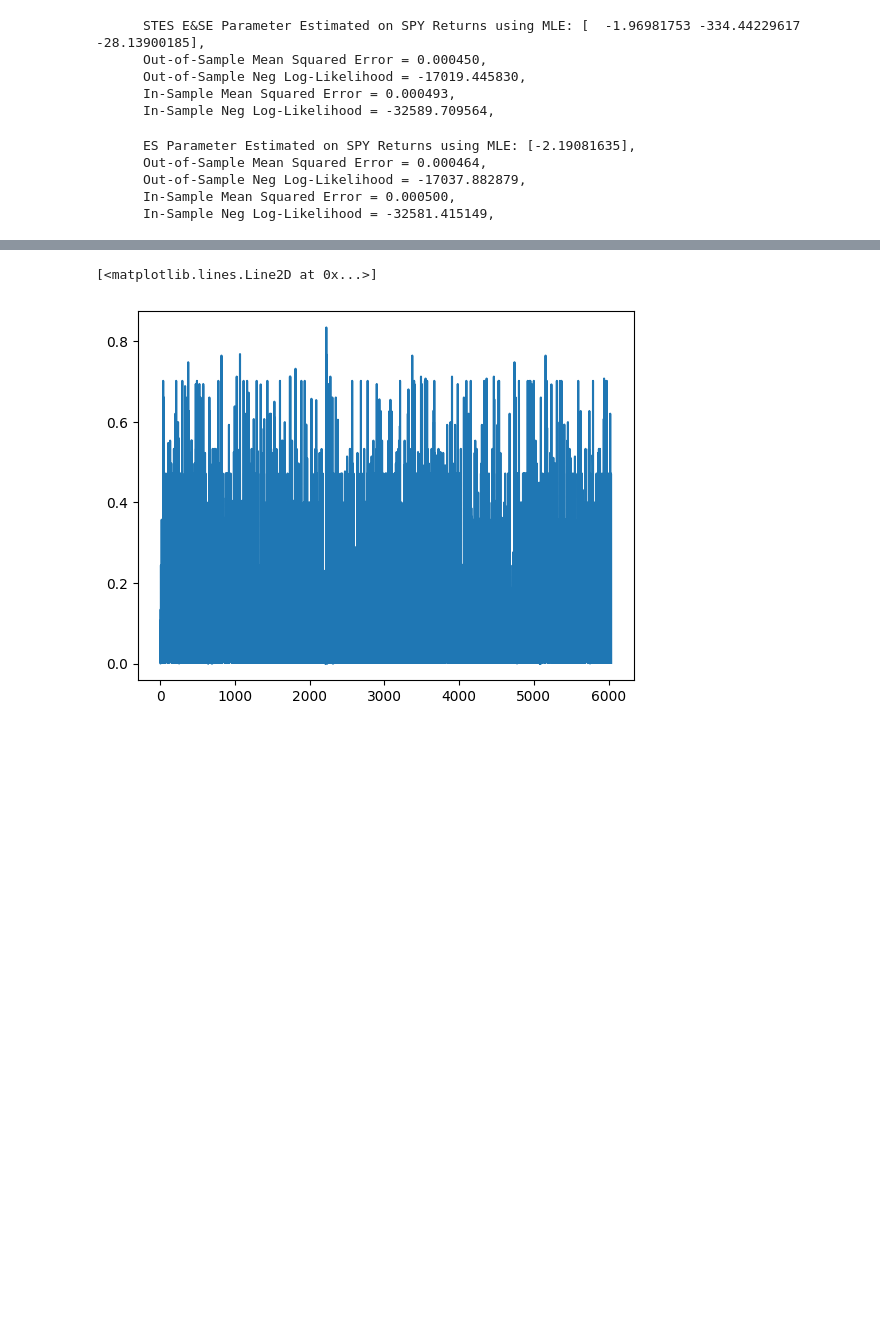
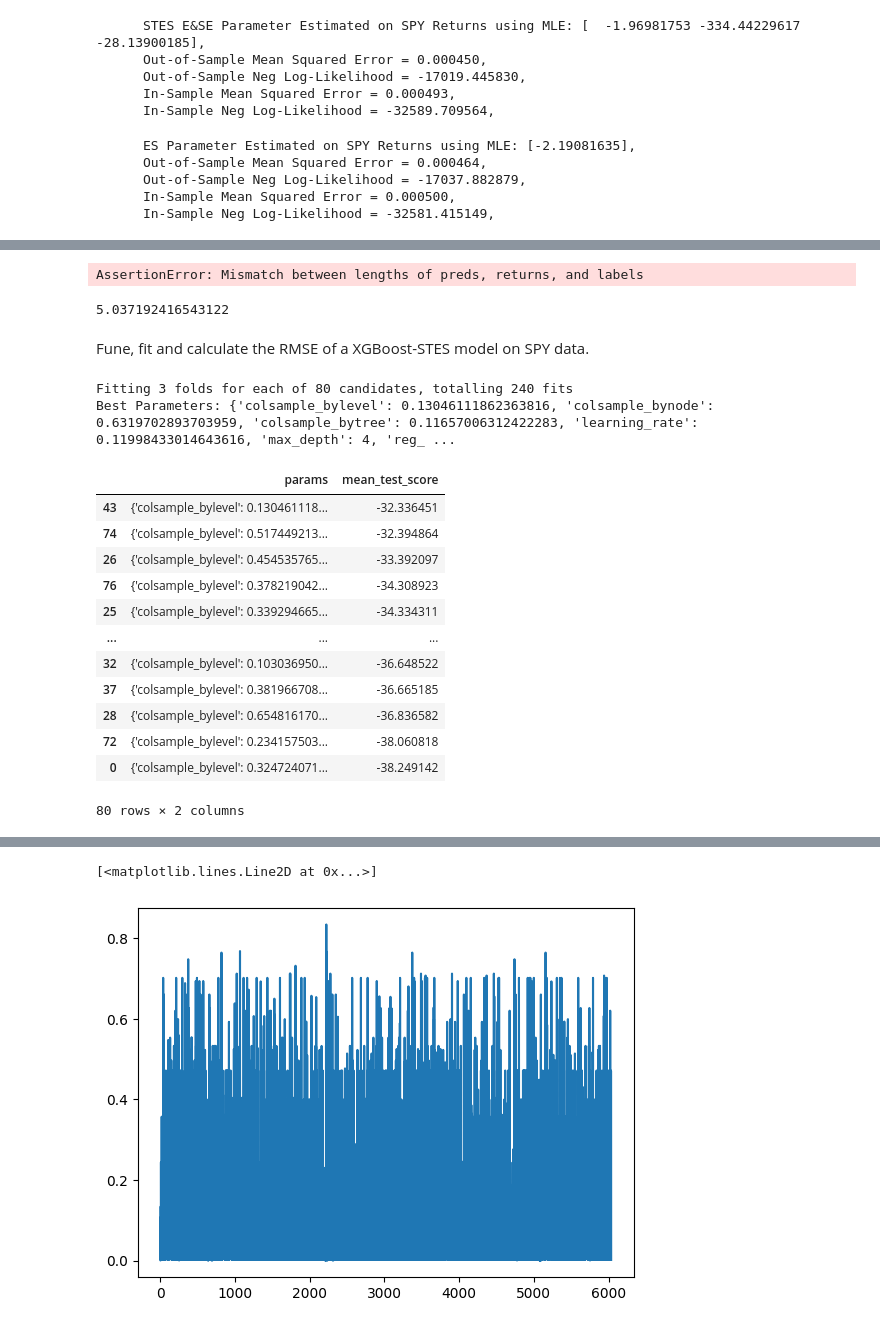
Before and after one commit to steveya/volatility-forecast, a Jupyter notebook: notebook/random_forest_ewma.ipynb, the cells around one changed output, grey strips where cells are left out. Drawn from its saved outputs; the diff is of its cells as text; code cells hidden in the pictures; blank space fills up the shorter version.

```diff
--- a/notebook/random_forest_ewma.ipynb
+++ b/notebook/random_forest_ewma.ipynb
@@ -567,0 +538,26 @@ array([-2.1304412, -3.6255996, -5.6719337, ..., -6.2800193, -6.2800193,
+# %%
+xgb_stes_spy_model_untuned = XGBoostExponentialSmoothing(
+    **xgb_params)
+xgb_stes_spy_model_untuned.fit(X_train, y_train)
+xgb_stes_spy_model_untuned_pred = xgb_stes_spy_model_untuned.forecast_variance(
+    spy_feature_matrix
+)[4000:]
+os_xgb_stes_spy_untuned_rmse = np.sqrt(
+    np.mean(
+        (xgb_stes_spy_model_untuned_pred - y_test.to_numpy())**2
+    )
+)
+print(os_xgb_stes_spy_untuned_rmse)
+# %% [output]
+AssertionError: Mismatch between lengths of preds, returns, and labels
+# %%
+xgb_params = {
+    'max_depth': 3,            # Maximum depth of the tree
+    'learning_rate': 0.1,      # Learning rate
+    'num_boost_round': 100,    # Number of boosting rounds
+    'colsample_bytree': 0.8,   # Column subsampling at tree level
+    'colsample_bylevel': 0.8,  # Column subsampling at level level
+    'colsample_bynode': 0.8,   # Column subsampling at node level
+    'reg_lambda': 1.0,         # L2 regularization
+    'random_state': 42,        # Seed for reproducibility
+}
@@ -567,0 +629,42 @@ array([-2.1304412, -3.6255996, -5.6719337, ..., -6.2800193, -6.2800193,
+# %%
+xgb_stes_spy_model_untuned = XGBoostExponentialSmoothing(
+    **(xgb_params | {'reg_lambda': 3}))
+xgb_stes_spy_model_untuned.fit(X_train, y_train)
+xgb_stes_spy_model_untuned_pred = xgb_stes_spy_model_untuned.forecast_variance(
+    spy_feature_matrix
+)[4000:]
+os_xgb_stes_spy_untuned_rmse = np.sqrt(
+    np.mean(
+        (xgb_stes_spy_model_untuned_pred - y_test.to_numpy())**2
+    )
+)
+print(os_xgb_stes_spy_untuned_rmse)
+# %% [output]
+5.037192416543122
+# %% [markdown]
+Fune, fit and calculate the RMSE of a XGBoost-STES model on SPY data.
+# %%
+# Perform hyperparameter tuning
+xgb_stes_spy_tuner = tune_xgboost_model(X_train, y_train)
+xgb_stes_spy_best_params = xgb_stes_spy_tuner.best_params_
+
+print("Best Parameters:", xgb_stes_spy_best_params)
+# %% [output]
+Fitting 3 folds for each of 80 candidates, totalling 240 fits
+Best Parameters: {'colsample_bylevel': 0.13046111862363816, 'colsample_bynode': 0.6319702893703959, 'colsample_bytree': 0.11657006312422283, 'learning_rate': 0.11998433014643616, 'max_depth': 4, 'reg_ ...
+# %%
+pd.DataFrame(xgb_stes_spy_tuner.cv_results_)[['params','mean_test_score']].sort_values('mean_test_score', ascending=False)
+# %% [output]
+|  | params | mean_test_score |
+| 43 | {'colsample_bylevel': 0.130461118... | -32.336451 |
+| 74 | {'colsample_bylevel': 0.517449213... | -32.394864 |
+| 26 | {'colsample_bylevel': 0.454535765... | -33.392097 |
+| 76 | {'colsample_bylevel': 0.378219042... | -34.308923 |
+| 25 | {'colsample_bylevel': 0.339294665... | -34.334311 |
+| ... | ... | ... |
+| 32 | {'colsample_bylevel': 0.103036950... | -36.648522 |
+| 37 | {'colsample_bylevel': 0.381966708... | -36.665185 |
+| 28 | {'colsample_bylevel': 0.654816170... | -36.836582 |
+| 72 | {'colsample_bylevel': 0.234157503... | -38.060818 |
+| 0 | {'colsample_bylevel': 0.324724071... | -38.249142 |
+80 rows × 2 columns
```
Also changed, not shown: parts of 40 cells of this notebook.
